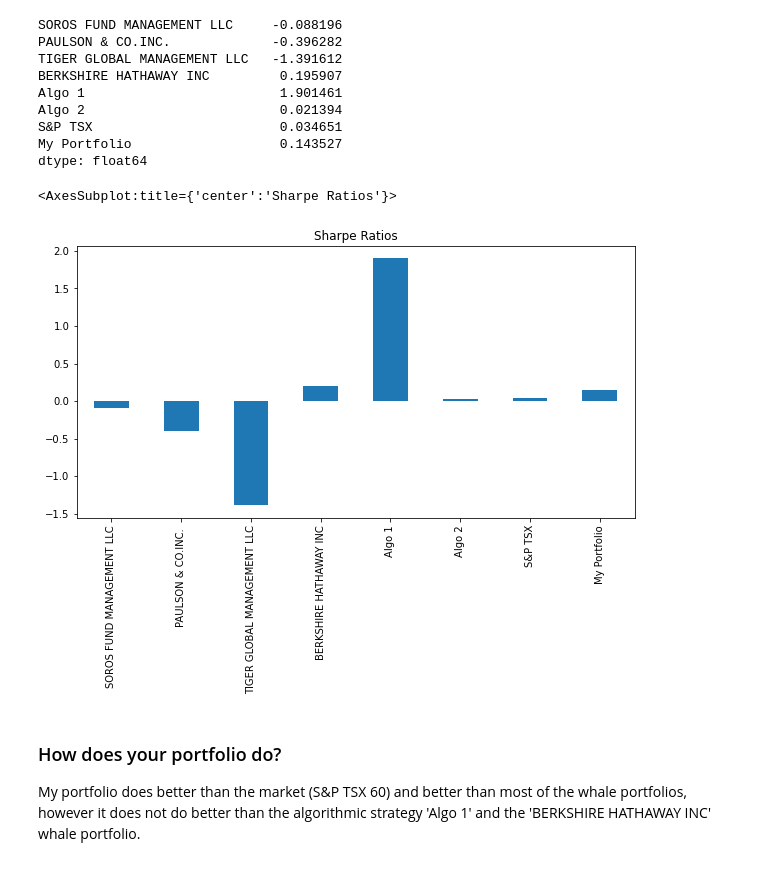
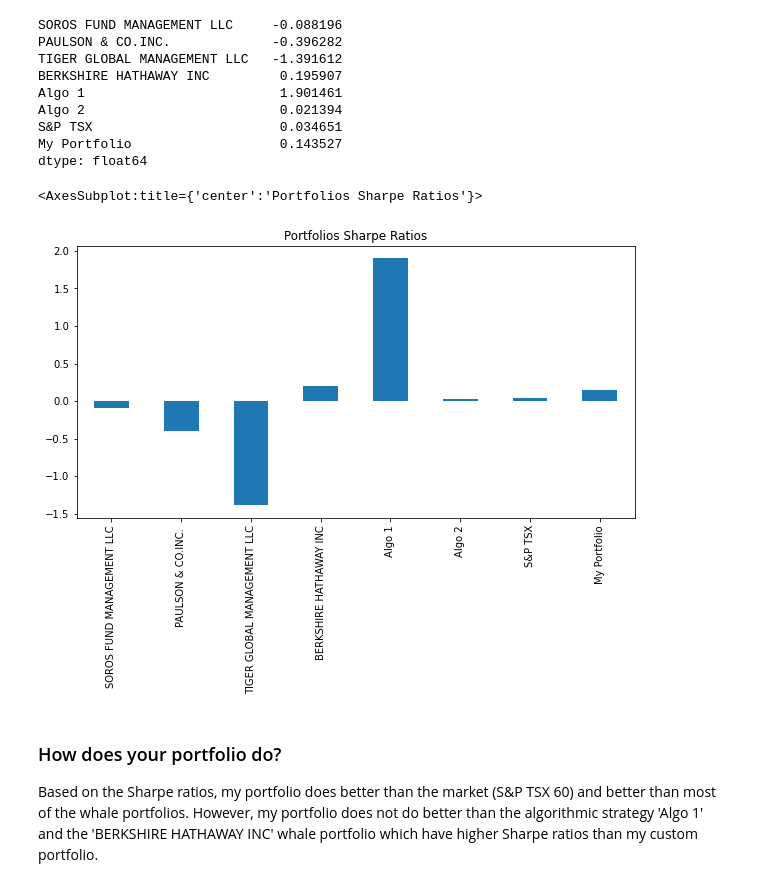
Before and after one commit to brilliantlyc/Portfolios_Analysis, a Jupyter notebook: whale_analysis.ipynb, the cells around one changed output. Saved outputs shown, nothing was run; the diff lists cells and outputs as text; code cells hidden in the pictures.

```diff
--- a/whale_analysis.ipynb
+++ b/whale_analysis.ipynb
@@ -703,11 +700,11 @@ My Portfolio                   0.143527
 dtype: float64
 # %%
 # Visualize the sharpe ratios as a bar plot
-annual_sharpe_ratios.plot(kind="bar", figsize=(10,5), title="Sharpe Ratios")
+annual_sharpe_ratios.plot(kind="bar", figsize=(10,5), title="Portfolios Sharpe Ratios")
 # %% [output]
-<AxesSubplot:title={'center':'Sharpe Ratios'}>
+<AxesSubplot:title={'center':'Portfolios Sharpe Ratios'}>
-[figure, old version]
+[figure, new version]
 # %% [markdown]
 ### How does your portfolio do?
 
-My portfolio does better than the market (S&P TSX 60) and better than most of the whale portfolios, however it does not do better than the algorithmic strategy 'Algo 1' and the 'BERKSHIRE HATHAWAY INC' whale portfolio.
+Based on the Sharpe ratios, my portfolio does better than the market (S&P TSX 60) and better than most of the whale portfolios. However, my portfolio does not do better than the algorithmic strategy 'Algo 1' and the 'BERKSHIRE HATHAWAY INC' whale portfolio which have higher Sharpe ratios than  my custom portfolio.
```
Also changed, not shown: parts of 6 cells of this notebook, 7 other files.
